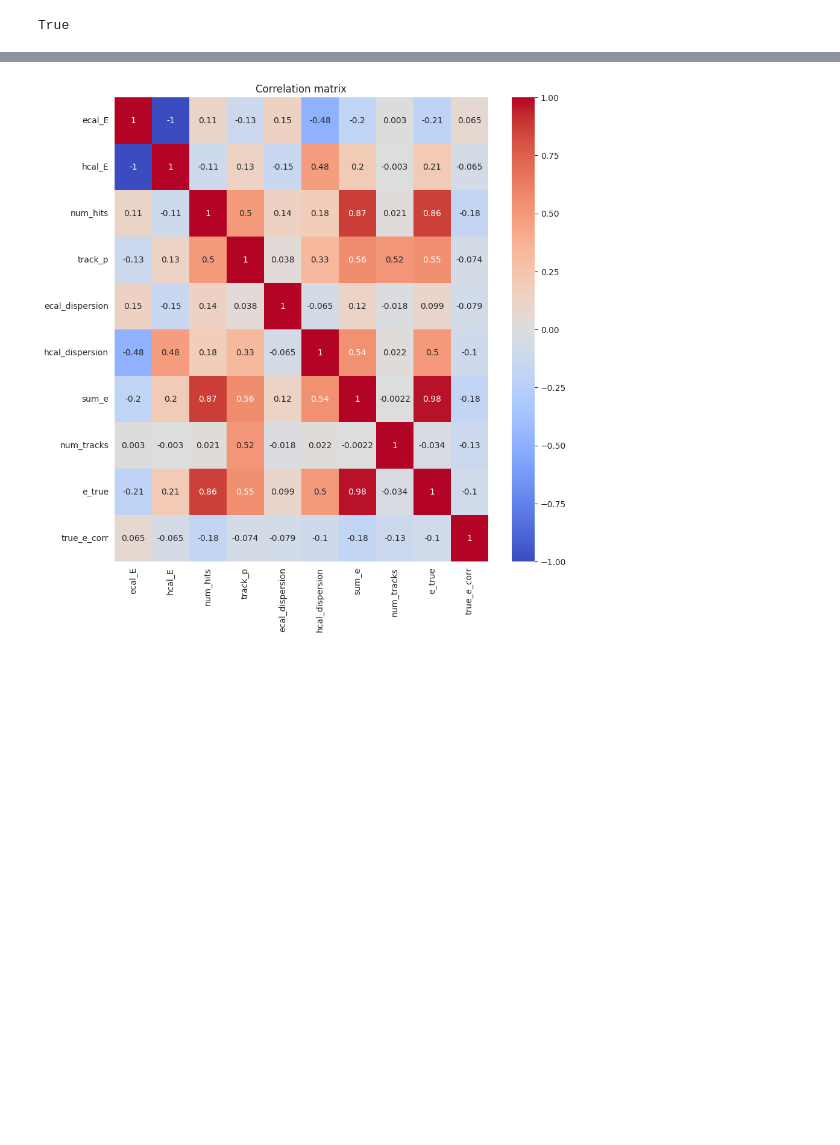
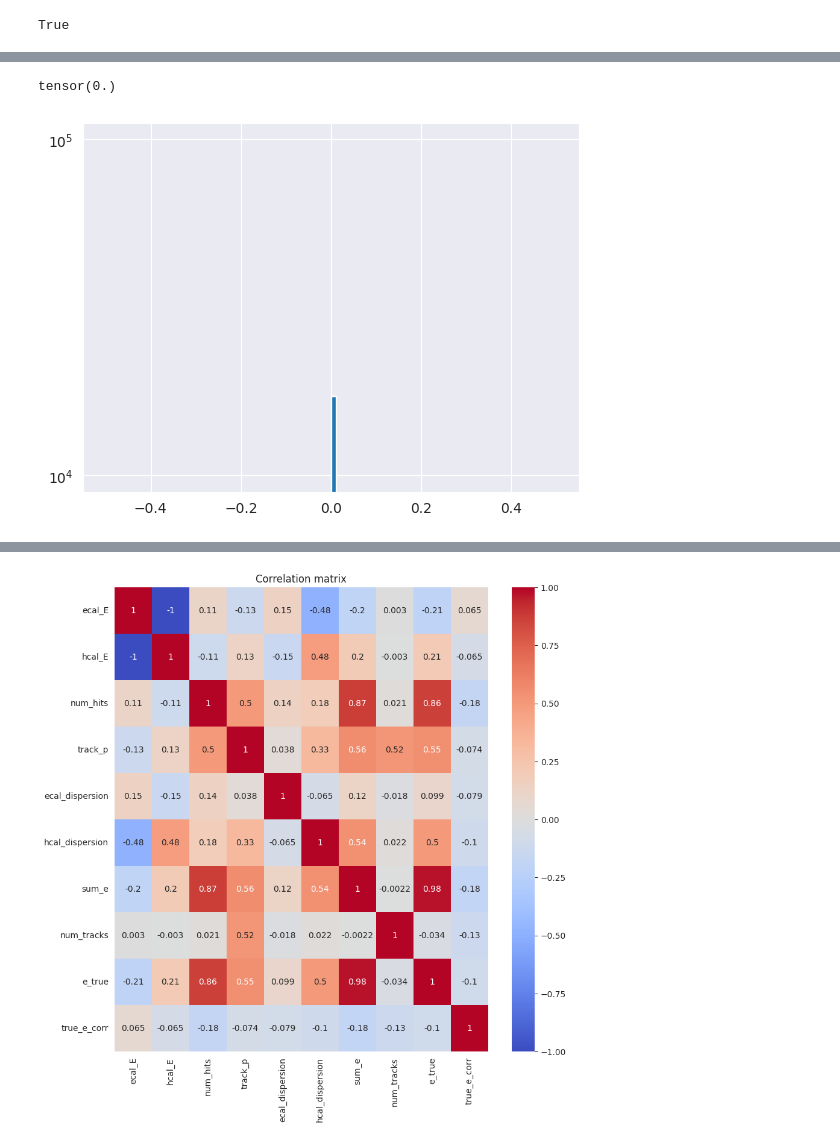
Before and after one commit to selvaggi/mlpf, a Jupyter notebook: notebooks/7_clustering_features.ipynb, the cells around one changed output, grey strips where cells are left out. Cells and saved outputs as stored; diff of their text form; code cells hidden in the pictures; blank space fills up the shorter version.

```diff
--- a/notebooks/7_clustering_features.ipynb
+++ b/notebooks/7_clustering_features.ipynb
@@ -29 +40,10 @@ dict_keys(['x', 'e_true', 'e_reco', 'true_e_corr'])
+# %%
+fig, ax = plt.subplots()
+ax.hist(abs_energy_diff, bins=100)
+print(abs_energy_diff.max())
+ax.set_yscale("log")
+fig.show()
+# %% [output]
+tensor(0.)
+[figure, added]
 # %%
```
Also changed, not shown: parts of 5 cells of this notebook, 1 other file.
